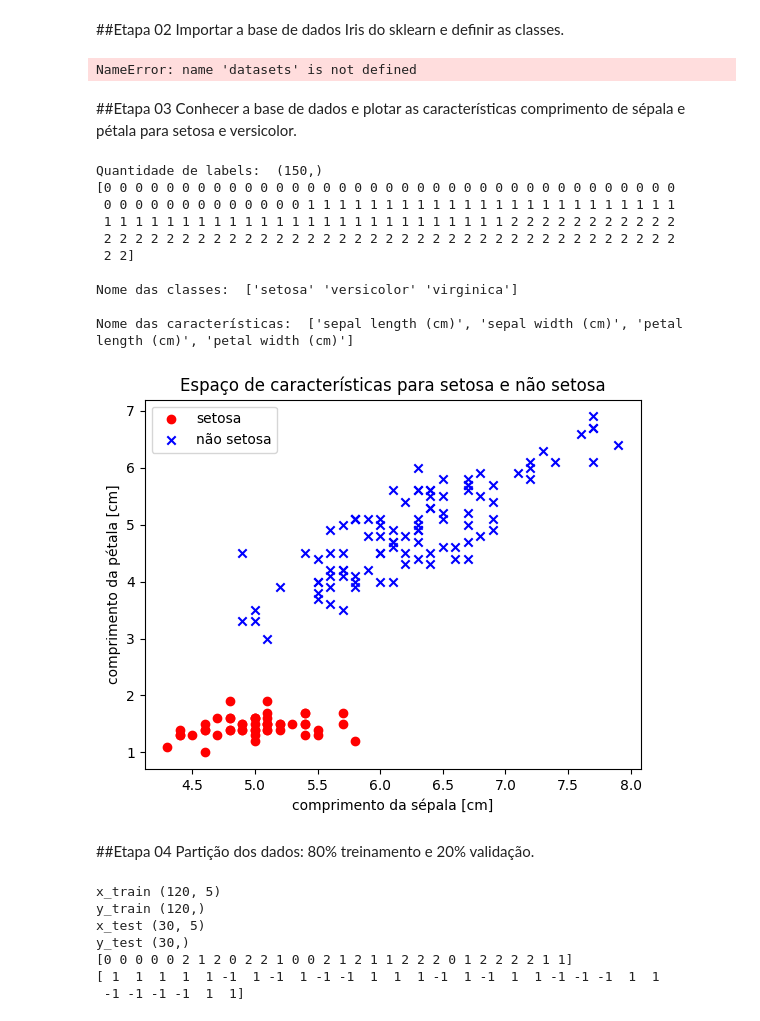
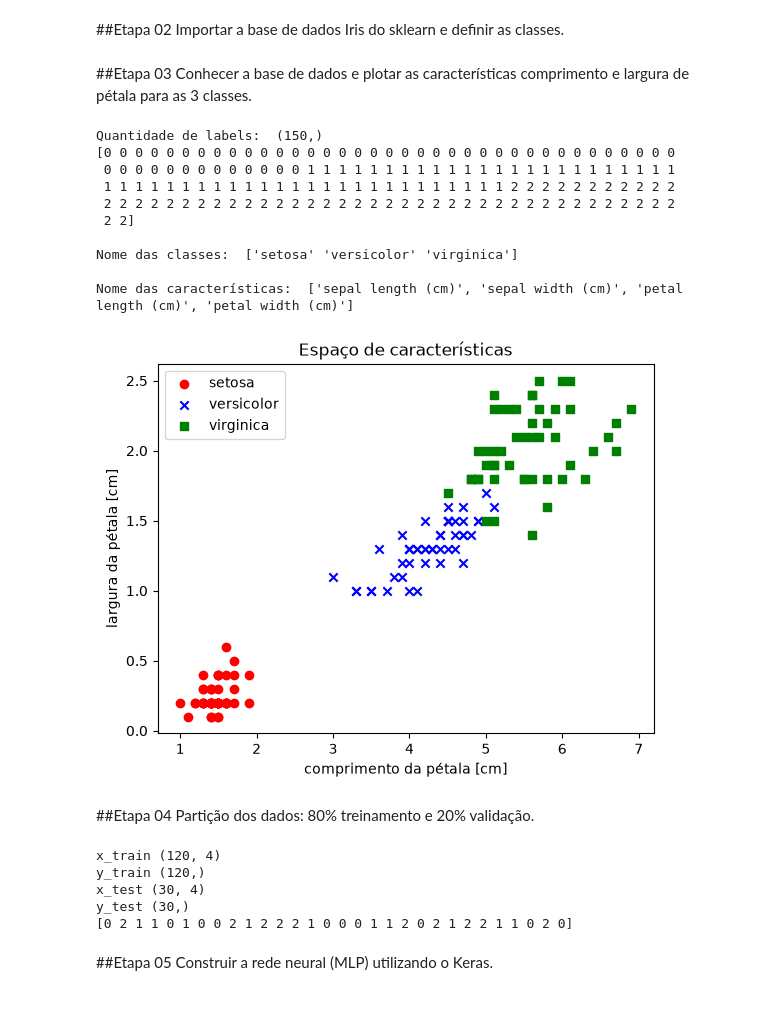
Before and after one commit to leoisf/CDD109---REDES-NEURAIS-ARTIFICIAIS-E-DEEP-LEARNING, a Jupyter notebook: Aula 2/Exercício 9 - Keras_Iris.ipynb, the cells around one changed output. Saved outputs shown, nothing was run; the diff lists cells and outputs as text; code cells hidden in the pictures.

```diff
--- a/Aula 2/Exercício 9 - Keras_Iris.ipynb
+++ b/Aula 2/Exercício 9 - Keras_Iris.ipynb
@@ -20,79 +22,70 @@ from sklearn.model_selection import train_test_split
 Importar a base de dados Iris do sklearn e definir as classes.
 # %%
 iris_dataset = datasets.load_iris()
-X = iris_dataset.data
-print(X.shape)
-
-iris_dataset = datasets.load_iris()
 #print("Descrição da base de dados :: ", iris_dataset['DESCR'])
-# %% [output]
-NameError: name 'datasets' is not defined
 # %% [markdown]
 ##Etapa 03
-Conhecer a base de dados e plotar as características comprimento de sépala e pétala para setosa e versicolor.
+Conhecer a base de dados e plotar as características comprimento e largura de pétala para as 3 classes.
 # %%
 print('\nQuantidade de labels: ', iris_dataset.target.shape)
 print(iris_dataset.target)
 
 print('\nNome das classes: ', iris_dataset.target_names)
 
 print('\nNome das características: ', iris_dataset.feature_names)
 
-#Selecionar as características sepal length e petal length para setosa e versicolor
-data_plot = iris_dataset.data[0:150,[0, 2]]
+#Selecionar as características comprimento e largura de pétala
+data_plot = iris_dataset.data[0:150,[2, 3]]
 
 #Plotar os dados
 plt.scatter(data_plot[:50, 0], data_plot[:50, 1],
             color='red', marker='o', label='setosa')
 
-plt.scatter(data_plot[51:151, 0], data_plot[51:151, 1],
-            color='blue', marker='x', label='não setosa')
+plt.scatter(data_plot[50:100, 0], data_plot[50:100, 1],
+            color='blue', marker='x', label='versicolor')
 
-plt.title('Espaço de características para setosa e não setosa')
-plt.xlabel('comprimento da sépala [cm]')
-plt.ylabel('comprimento da pétala [cm]')
+plt.scatter(data_plot[100:150, 0], data_plot[100:150, 1],
+            color='green', marker='s', label='virginica')
+plt.title('Espaço de características')
+plt.xlabel('comprimento da pétala [cm]')
+plt.ylabel('largura da pétala [cm]')
 plt.legend(loc='upper left')
 
 plt.show()
 # %% [output]
 Quantidade de labels:  (150,)
 [0 0 0 0 0 0 0 0 0 0 0 0 0 0 0 0 0 0 0 0 0 0 0 0 0 0 0 0 0 0 0 0 0 0 0 0 0
  0 0 0 0 0 0 0 0 0 0 0 0 0 1 1 1 1 1 1 1 1 1 1 1 1 1 1 1 1 1 1 1 1 1 1 1 1
  1 1 1 1 1 1 1 1 1 1 1 1 1 1 1 1 1 1 1 1 1 1 1 1 1 1 2 2 2 2 2 2 2 2 2 2 2
  2 2 2 2 2 2 2 2 2 2 2 2 2 2 2 2 2 2 2 2 2 2 2 2 2 2 2 2 2 2 2 2 2 2 2 2 2
  2 2]
 
 Nome das classes:  ['setosa' 'versicolor' 'virginica']
 
 Nome das características:  ['sepal length (cm)', 'sepal width (cm)', 'petal length (cm)', 'petal width (cm)']
-[figure, old version]
+[figure, new version]
 # %% [markdown]
 ##Etapa 04
 Partição dos dados: 80% treinamento e 20% validação.
 # %%
 #Obter os dados
-X = iris_dataset.data[0:150,:]
-Y = iris_dataset.target[0:150]
+X = iris_dataset.data
+Y = iris_dataset.target
 
-X = np.hstack((np.ones((X.shape[0], 1)), X))
 #Particionar os dados
-x_train, x_test, y_train, y_test = train_test_split(X, Y, test_size = 0.20)
+x_train, x_test, y_train, y_test = train_test_split(X, Y, test_size = 0.20, stratify=Y, random_state=42)
 
 print('x_train', x_train.shape)
 print('y_train', y_train.shape)
 print('x_test', x_test.shape)
 print('y_test', y_test.shape)
 print(y_test)
-
-#Transformar as labels em -1 para setosa e 1 para versicolor (e virginica)
-y_train = np.where(y_train == 2, -1, 1)
-y_test = np.where(y_test == 2, -1, 1)
-print(y_test)
 # %% [output]
-x_train (120, 5)
+x_train (120, 4)
 y_train (120,)
-x_test (30, 5)
+x_test (30, 4)
 y_test (30,)
-[0 0 0 0 0 2 1 2 0 2 2 1 0 0 2 1 2 1 1 2 2 2 0 1 2 2 2 2 1 1]
-[ 1  1  1  1  1 -1  1 -1  1 -1 -1  1  1  1 -1  1 -1  1  1 -1 -1 -1  1  1
- -1 -1 -1 -1  1  1]
+[0 2 1 1 0 1 0 0 2 1 2 2 2 1 0 0 0 1 1 2 0 2 1 2 2 1 1 0 2 0]
+# %% [markdown]
+##Etapa 05
+Construir a rede neural (MLP) utilizando o Keras.
```
Also changed, not shown: parts of 13 cells of this notebook, 2 other files.
